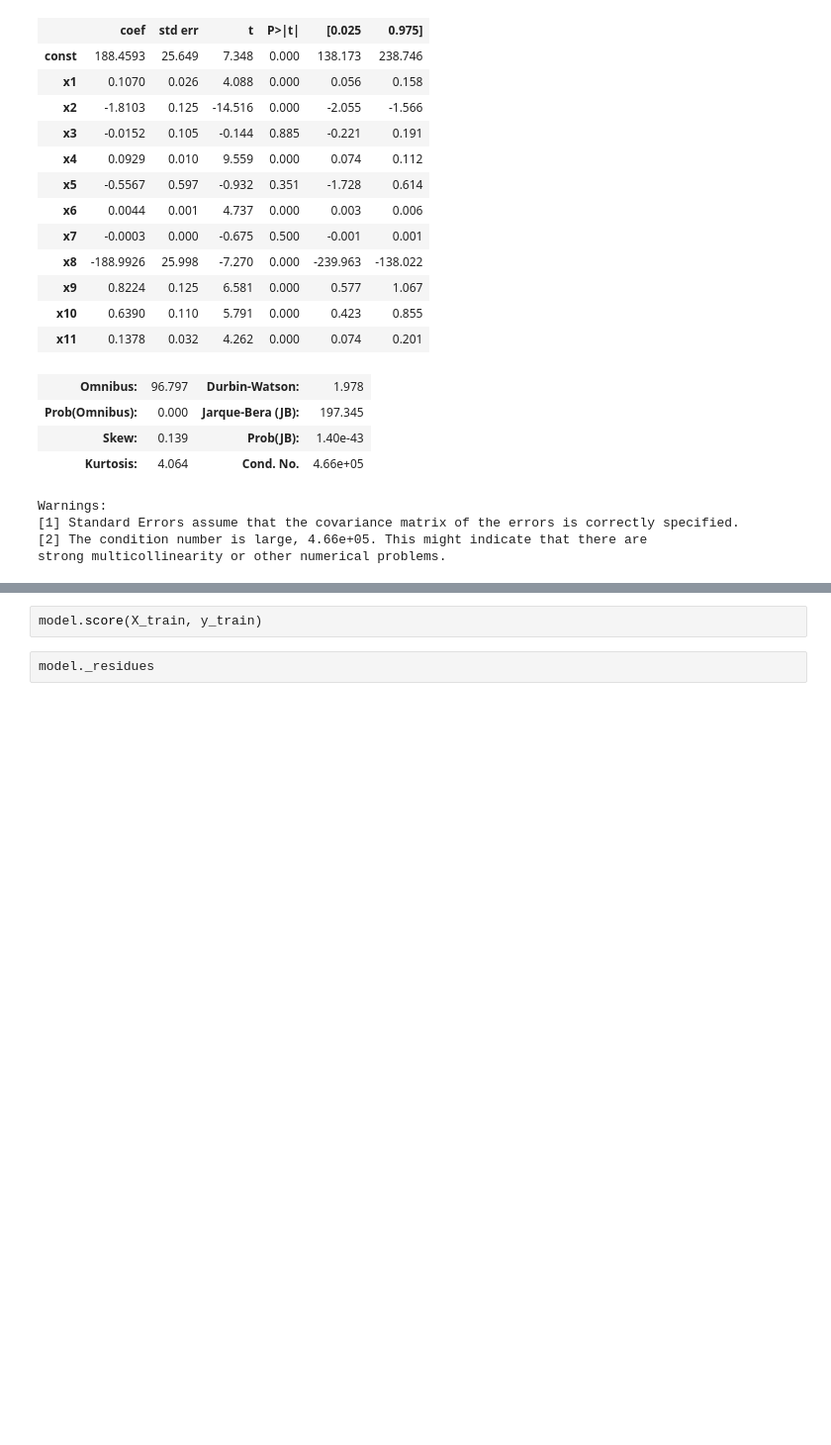
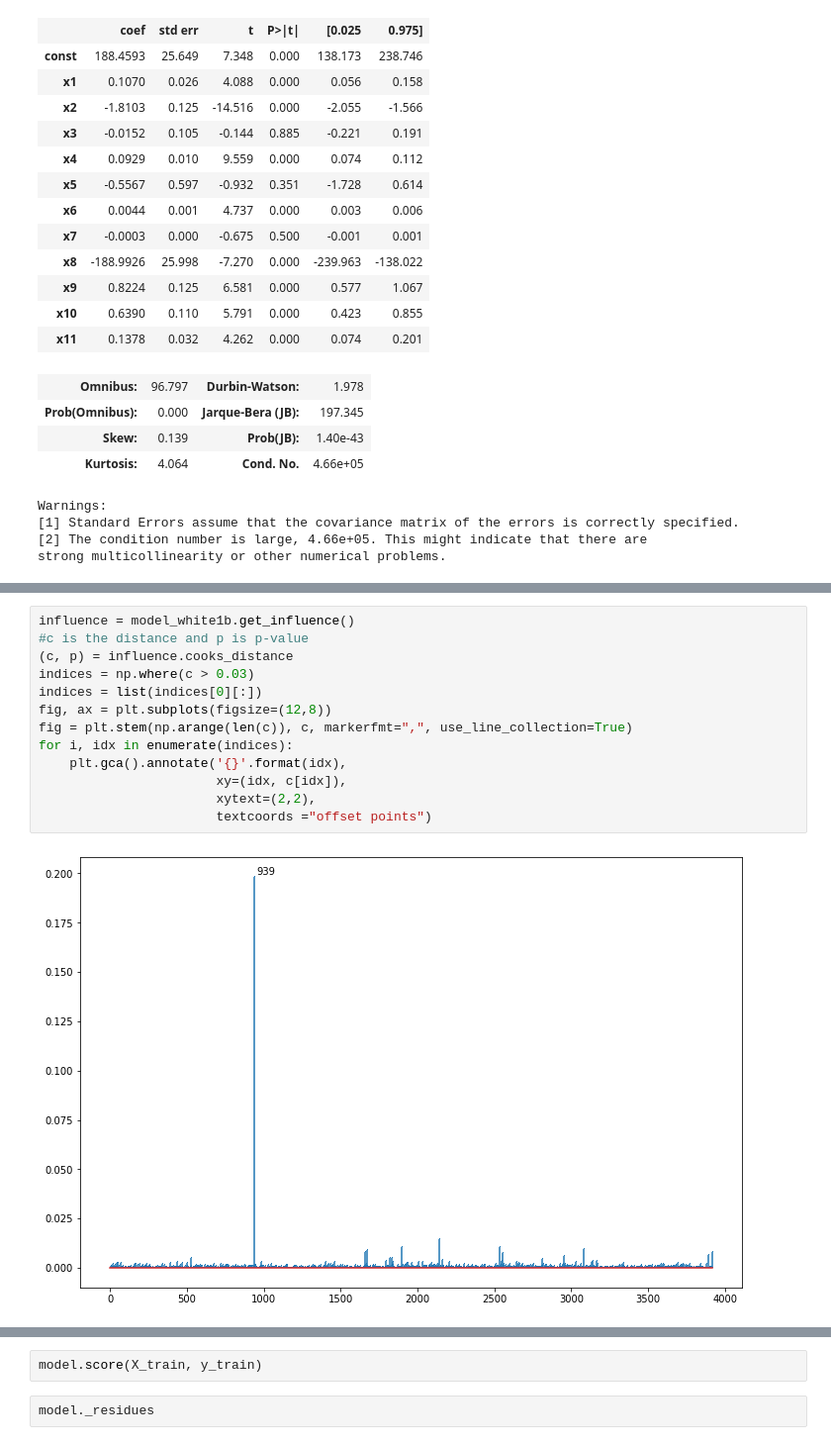
Before and after one commit to utomoreza/WhiteWineQuality_LR, a Jupyter notebook: main.ipynb, the cells around one changed output, grey strips where cells are left out. Shown at 99% size. Drawn from its saved outputs; the diff is of its cells as text; blank space fills up the shorter version.

```diff
--- a/main.ipynb
+++ b/main.ipynb
@@ -374,0 +469,15 @@ strong multicollinearity or other numerical problems.
+# %%
+influence = model_white1b.get_influence()
+#c is the distance and p is p-value
+(c, p) = influence.cooks_distance
+indices = np.where(c > 0.03)
+indices = list(indices[0][:])
+fig, ax = plt.subplots(figsize=(12,8))
+fig = plt.stem(np.arange(len(c)), c, markerfmt=",", use_line_collection=True)
+for i, idx in enumerate(indices):
+    plt.gca().annotate('{}'.format(idx),
+                       xy=(idx, c[idx]),
+                       xytext=(2,2),
+                       textcoords ="offset points")
+# %% [output]
+[figure, added]
```
Also changed, not shown: parts of 27 cells of this notebook.
